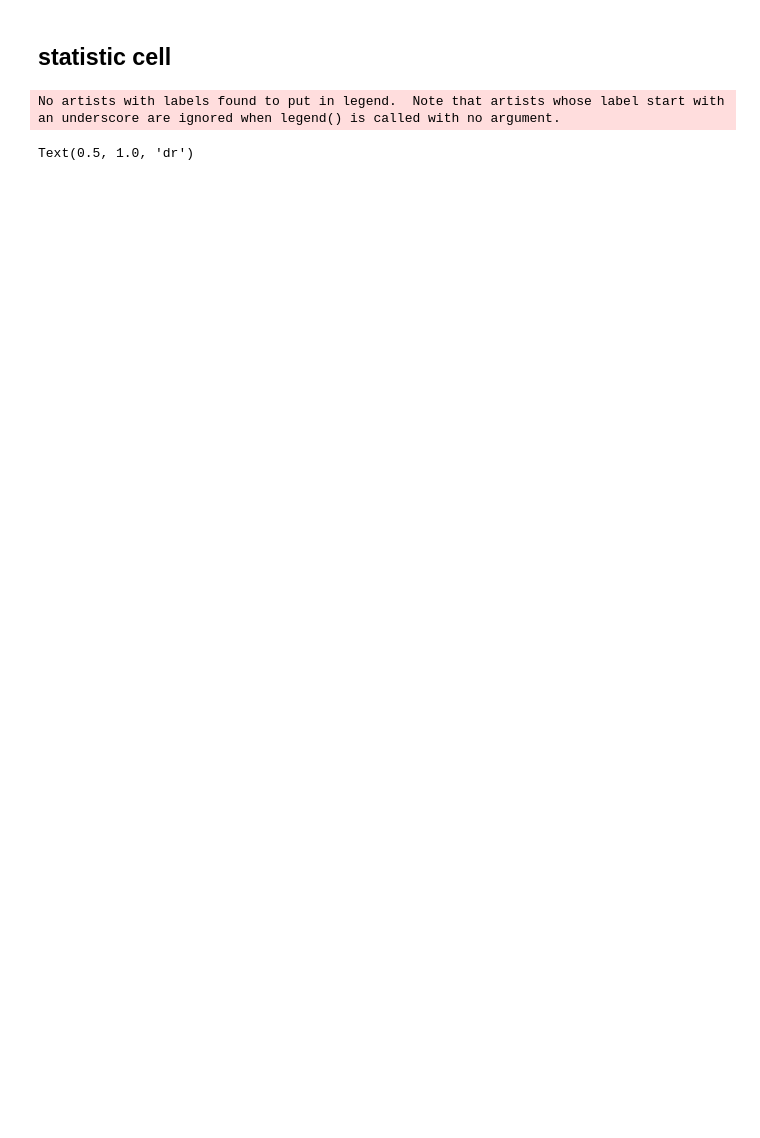
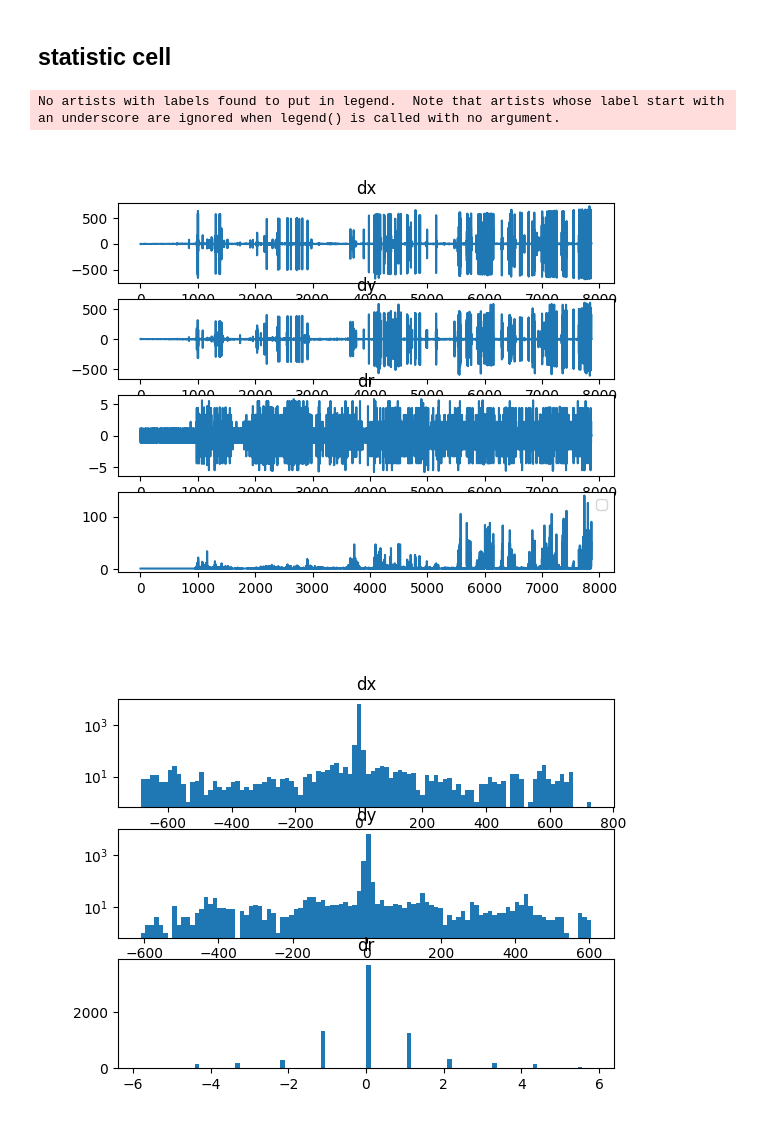
Before and after one commit to complex-lab/robotic_swarms, a Jupyter notebook: interactiveLocate.ipynb, the cells around one changed output. Cells and saved outputs as stored; diff of their text form; code cells hidden in the pictures; blank space fills up the shorter version.

```diff
--- a/interactiveLocate.ipynb
+++ b/interactiveLocate.ipynb
@@ -114,9 +115,9 @@ def cropImage(img,x0,y0,width,height):
 
 #VERY GOOD
 #fileName = 'D:\\Eden\\20221213\\fronters21\\C0492.MP4'
-locateFileNameSuffix = '_locatedFull20230107a.csv'#suffix of the
+locateFileNameSuffix = '_locatedFull20230219.csv'#suffix of the
 #fileNameVideo = 'D:\\Matan\\20221217\\fronters53passive28cm\\C0505.MP4'#'D:\\Eden\\29_12_22\\frontes_21_7cm\\C0538.MP4'#'D:\\Eden\\29_12_22\\aligners_21_7cm\\C0547.MP4'#'D:\\Eden\\3_1_23\\aligners_21_32cm\\C0552.MP4' #'D:\\Eden\\20221213\\fronters21\\C0492.MP4'#'D:\\Matan\\20221218\\aligners53passive28cm\\C0510.MP4'#'D:\\Eden\\20221213\\aligners21\\C0494.MP4'#'D:\\Eden\\5_1_23\\fronters8passive28cm\\C0562.MP4' #'D:\\Eden\\5_1_23\\fronters8passive28cm\\C0562.MP4'
-fileNameVideo = 'D:\\Eden\\27_12_22\\fronters-12cm\\C0534.MP4'#'test.mp4'#'./C0511coppedTrimmedGray.MP4'
+fileNameVideo = 'D:\\Eden\\27_12_22\\aligners-12cm\\C0532.MP4'#'test.mp4'#'./C0511coppedTrimmedGray.MP4'
 fileNameLocated = fileNameVideo+locateFileNameSuffix
 arenaSizePixels = 1090 # [pixels]
 arenaSizeCm = 150 # [cm]
@@ -148,7 +152,7 @@ radiusMin = 41
 radiusMax = 48
 
 param1 = 35#30 #100#25#35#30#25#25
-param2 = 13#35
+param2 = 12#35
 
 
 
@@ -302,32 +315,35 @@ print(df)
 # %%
 #######################figures stataistic of dx dy dr-same as interactiveLocateTest################################
 #period = 1
-dx,dy,dr=df.x.diff(),df.y.diff(),df.r.diff()
+dx,dy,dr,dif_frame=df.x.diff(),df.y.diff(),df.r.diff(),df.frame.diff()
+#frame=df.loc[:,"frame"]
 plt.figure()
-fig1, axis = plt.subplots(3,1)
+fig1, axis = plt.subplots(4,1)
 axis[0].plot(dx)
 axis[0].set_title("dx")
 axis[1].plot(dy)
-axis[0].set_title("dy")
+axis[1].set_title("dy")
 axis[2].plot(dr)
-axis[0].set_title("dr")
+axis[2].set_title("dr")
+axis[3].plot(dif_frame)
+
 plt.legend()
-#plt.show()
+plt.show()
 
 
 n_bins = 100
 plt.figure()
 fig2, axs = plt.subplots(3,1)
 axs[0].hist(dx,bins=n_bins)
 axs[0].set_title("dx")
 axs[0].set_yscale('log')
 axs[1].hist(dy,bins=n_bins)
 axs[1].set_title("dy")
 axs[1].set_yscale('log')
 axs[2].hist(dr,bins=n_bins)
 axs[2].set_title("dr")
 plt.show()
 # %% [output]
 No artists with labels found to put in legend.  Note that artists whose label start with an underscore are ignored when legend() is called with no argument.
-Text(0.5, 1.0, 'dr')
-[figure, old version]
+[figure, new version]
+[figure, added]
```
Also changed, not shown: parts of 9 cells of this notebook.
